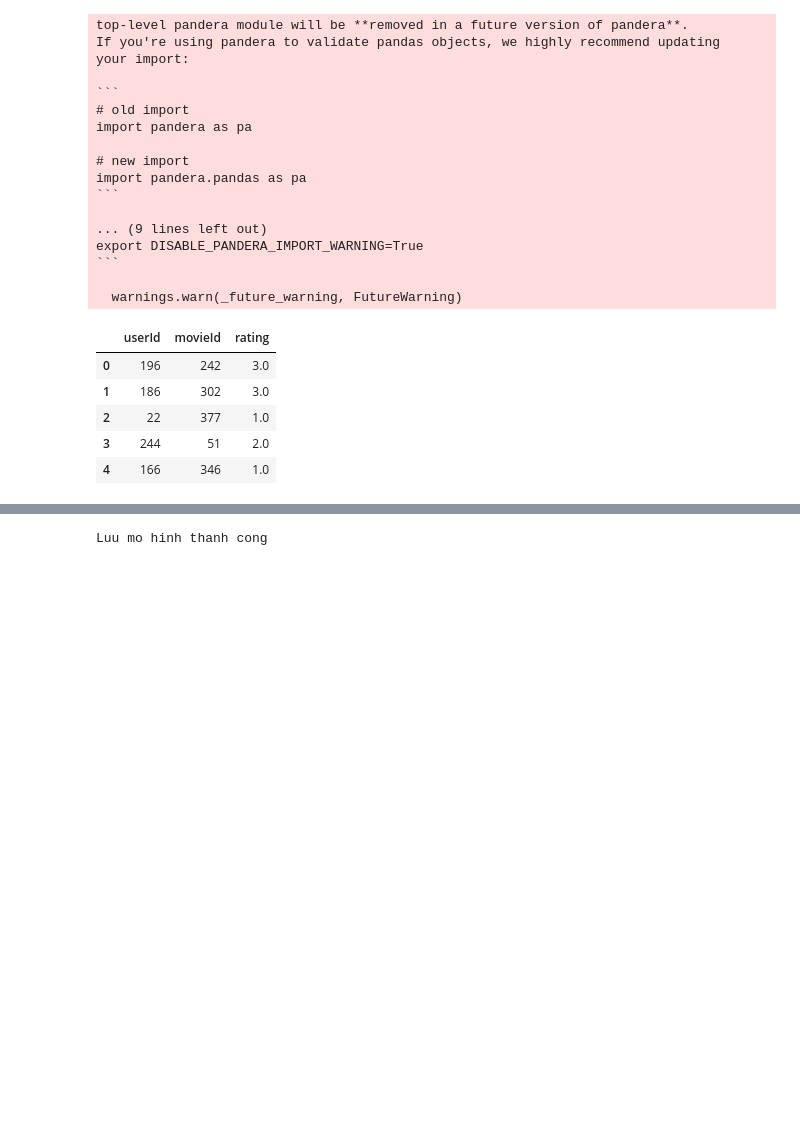
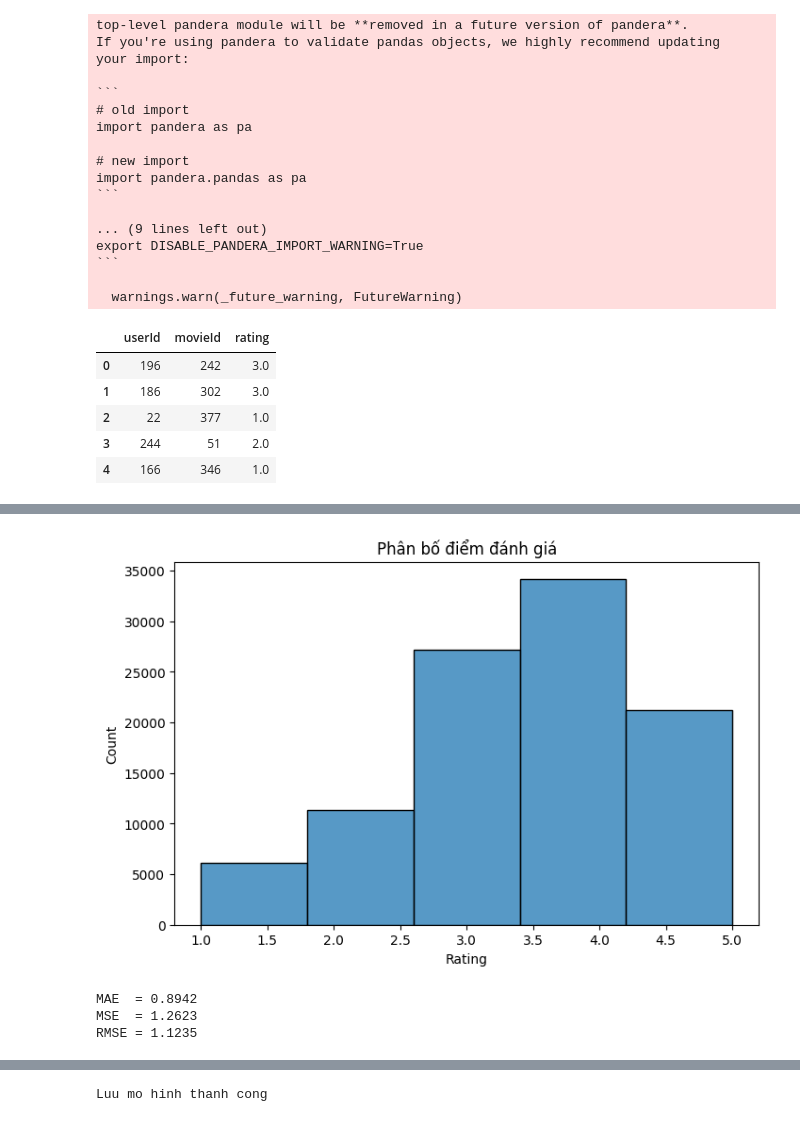
Before and after one commit to idn03/CT294project, a Jupyter notebook: models/knn.ipynb, the cells around one changed output, grey strips where cells are left out. Cells and saved outputs as stored; diff of their text form; code cells hidden in the pictures; blank space fills up the shorter version.

```diff
--- a/models/knn.ipynb
+++ b/models/knn.ipynb
@@ -118,2 +111,38 @@ MSE trung binh: 1.2804
+# %%
+import matplotlib.pyplot as plt
+import seaborn as sns
+
+# Vẽ phân bố điểm đánh giá
+plt.figure(figsize=(8, 5))
+sns.histplot(df['rating'], bins=5, kde=False)  # bins=5 vì rating 1-5
+plt.title("Phân bố điểm đánh giá")
+plt.xlabel("Rating")
+plt.ylabel("Count")
+plt.show()
+# %% [output]
+[figure, added]
+# %%
+# Chia tập train/test
+X_train, X_test, y_train, y_test = train_test_split(X, y, test_size=1/3, random_state=42)
+
+# Huấn luyện mô hình
+model = KNeighborsRegressor(n_neighbors=5)
+model.fit(X_train, y_train)
+
+# Dự đoán
+y_pred = model.predict(X_test)
+
+# Đánh giá
+mae = mean_absolute_error(y_test, y_pred)
+mse = mean_squared_error(y_test, y_pred)
+rmse = np.sqrt(mse)
+
+print(f"MAE  = {mae:.4f}")
+print(f"MSE  = {mse:.4f}")
+print(f"RMSE = {rmse:.4f}")
+# %% [output]
+MAE  = 0.8942
+MSE  = 1.2623
+RMSE = 1.1235
 # %%
 import time
```
Also changed, not shown: parts of 12 cells of this notebook, 4 other files.
